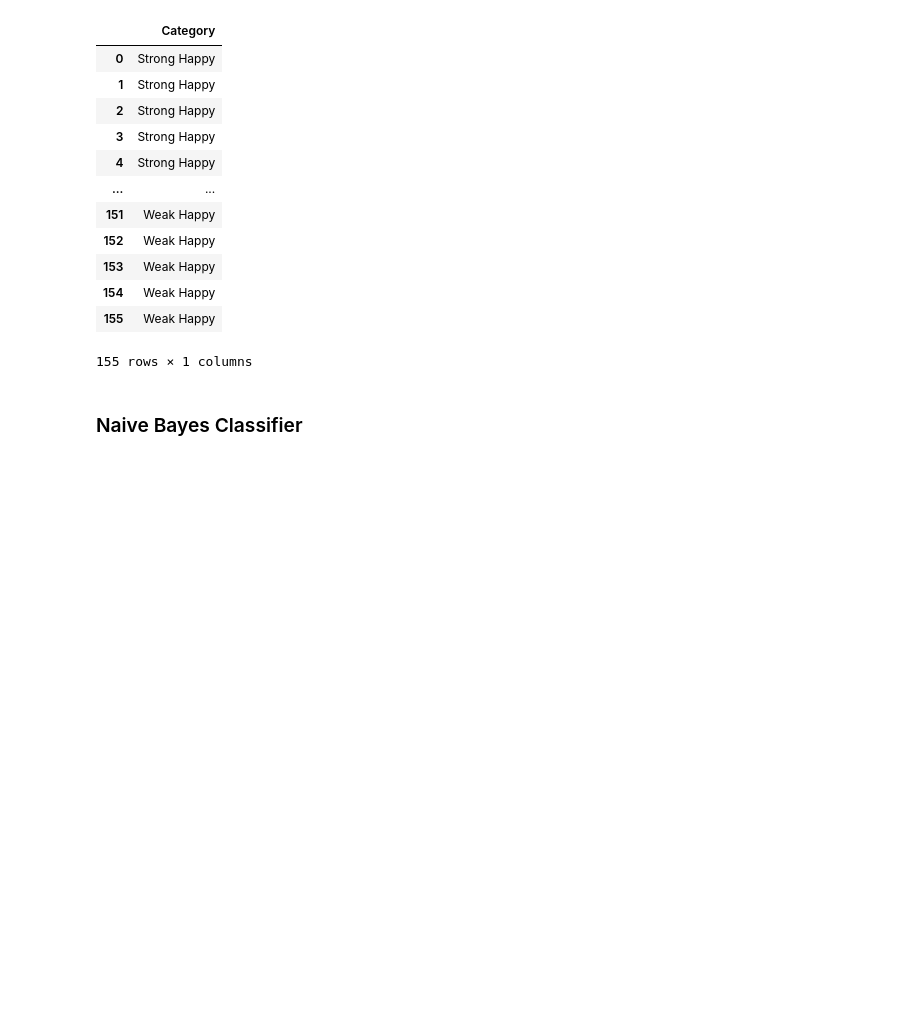
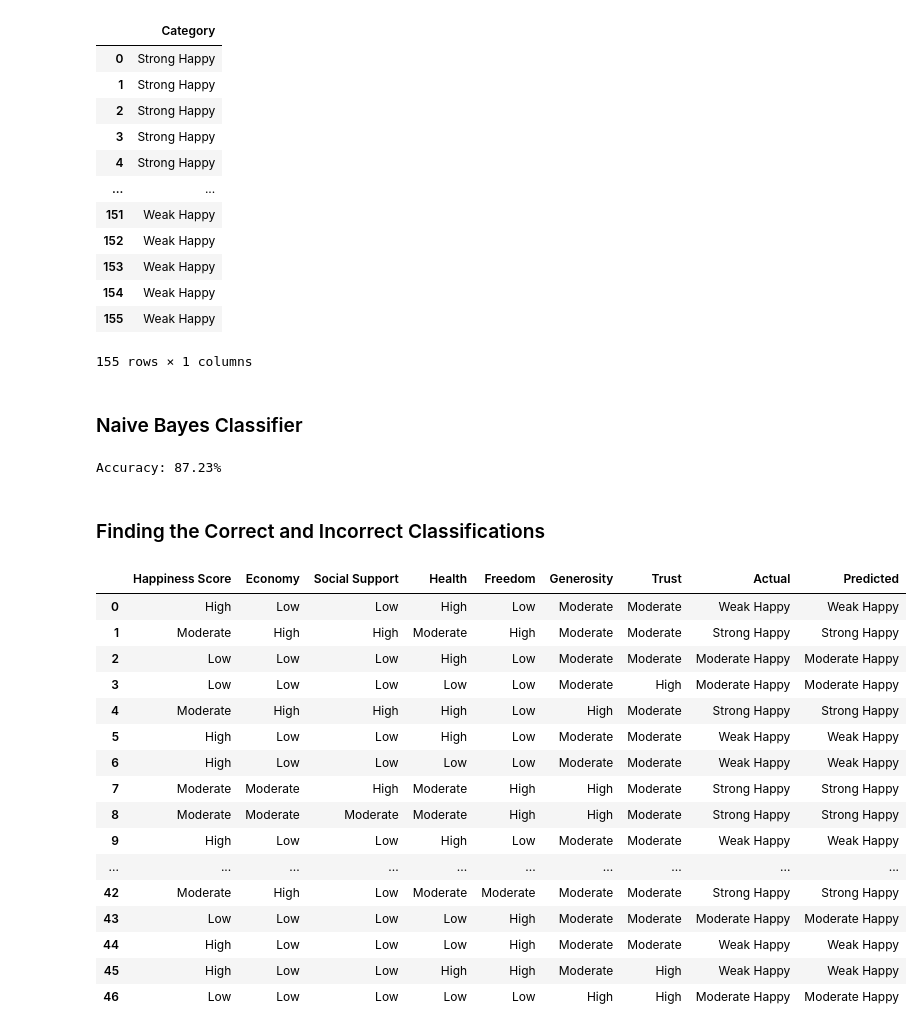
Before and after one commit to fairuznawar122/World-Happiness-Classification, a Jupyter notebook: World-Happiness-Classification: Naive Bayes.ipynb, the cells around one changed output. Drawn from its saved outputs; the diff is of its cells as text; code cells hidden in the pictures; blank space fills up the shorter version.

Commit message:
Implemented Model

```diff
--- a/World-Happiness-Classification: Naive Bayes.ipynb
+++ b/World-Happiness-Classification: Naive Bayes.ipynb
@@ -445,3 +445,79 @@ df
 155 rows × 1 columns
 # %% [markdown]
 ### Naive Bayes Classifier
+# %%
+from sklearn.preprocessing import LabelEncoder
+from sklearn.naive_bayes import MultinomialNB
+from sklearn.model_selection import train_test_split
+from sklearn.metrics import accuracy_score
+
+model = MultinomialNB()
+
+label_encoders = {}
+for col in df.columns:
+    le = LabelEncoder()
+    df[col] = le.fit_transform(df[col])
+    label_encoders[col] = le
+
+X = df.drop(columns=['Category'])  # Features
+y = df['Category']  # Labels
+
+# Split into training and testing sets
+X_train, X_test, y_train, y_test = train_test_split(X, y, test_size=0.3, random_state=42)
+
+
+# Train the model
+model.fit(X_train, y_train)
+
+y_pred = model.predict(X_test)
+
+
+
+# Accuracy
+accuracy = accuracy_score(y_test, y_pred)
+print(f"Accuracy: {accuracy *100:.2f}%")
+# %% [output]
+Accuracy: 87.23%
+# %% [markdown]
+### Finding the Correct and Incorrect Classifications
+# %%
+
+feature_mapping = {0: 'Low', 1: 'Moderate', 2: 'High'}  # Map numerical values to strings
+class_mapping = {0: 'Weak Happy', 1: 'Moderate Happy', 2: 'Strong Happy'}
+
+df_results = pd.DataFrame(X_test.reset_index(drop=True), columns=X.columns)  # Convert X_test to DataFrame with feature names
+for column in df_results.columns:
+    df_results[column] = df_results[column].map(feature_mapping)  # Map numerical values to strings
+df_results.shape
+
+
+# Convert y_test and y_pred to pandas Series
+y_test_series = pd.Series(y_test)
+y_pred_series = pd.Series(y_pred)
+
+# Map the numerical labels to class names
+y_test_series = y_test_series.map(class_mapping).reset_index(drop=True)
+y_pred_series = y_pred_series.map(class_mapping).reset_index(drop=True)
+
+# Combine into a DataFrame for easy comparison
+df_results['Actual'] = y_test_series  # Add actual labels (y_test) to the DataFrame
+df_results['Predicted'] = y_pred_series
+df_results
+# %% [output]
+|  | Happiness Score | Economy | Social Support | Health | Freedom | Generosity | Trust | Actual | Predicted |
+| 0 | High | Low | Low | High | Low | Moderate | Moderate | Weak Happy | Weak Happy |
+| 1 | Moderate | High | High | Moderate | High | Moderate | Moderate | Strong Happy | Strong Happy |
+| 2 | Low | Low | Low | High | Low | Moderate | Moderate | Moderate Happy | Moderate Happy |
+| 3 | Low | Low | Low | Low | Low | Moderate | High | Moderate Happy | Moderate Happy |
+| 4 | Moderate | High | High | High | Low | High | Moderate | Strong Happy | Strong Happy |
+| 5 | High | Low | Low | High | Low | Moderate | Moderate | Weak Happy | Weak Happy |
+| 6 | High | Low | Low | Low | Low | Moderate | Moderate | Weak Happy | Weak Happy |
+| 7 | Moderate | Moderate | High | Moderate | High | High | Moderate | Strong Happy | Strong Happy |
+| 8 | Moderate | Moderate | Moderate | Moderate | High | High | Moderate | Strong Happy | Strong Happy |
+| 9 | High | Low | Low | High | Low | Moderate | Moderate | Weak Happy | Weak Happy |
+| ... | ... | ... | ... | ... | ... | ... | ... | ... | ... |
+| 42 | Moderate | High | Low | Moderate | Moderate | Moderate | Moderate | Strong Happy | Strong Happy |
+| 43 | Low | Low | Low | Low | High | Moderate | Moderate | Moderate Happy | Moderate Happy |
+| 44 | High | Low | Low | Low | High | Moderate | Moderate | Weak Happy | Weak Happy |
+| 45 | High | Low | Low | High | High | Moderate | High | Weak Happy | Weak Happy |
+| 46 | Low | Low | Low | Low | Low | High | High | Moderate Happy | Moderate Happy |
```
Also changed, not shown: parts of 3 cells of this notebook.
